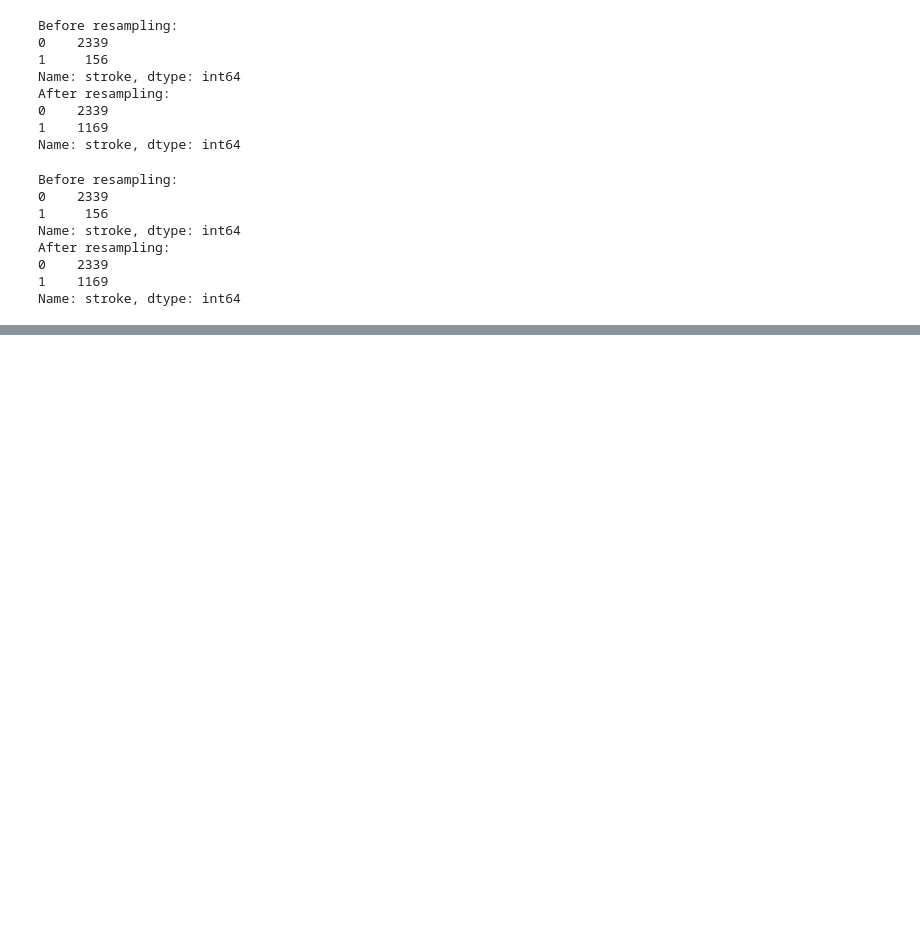
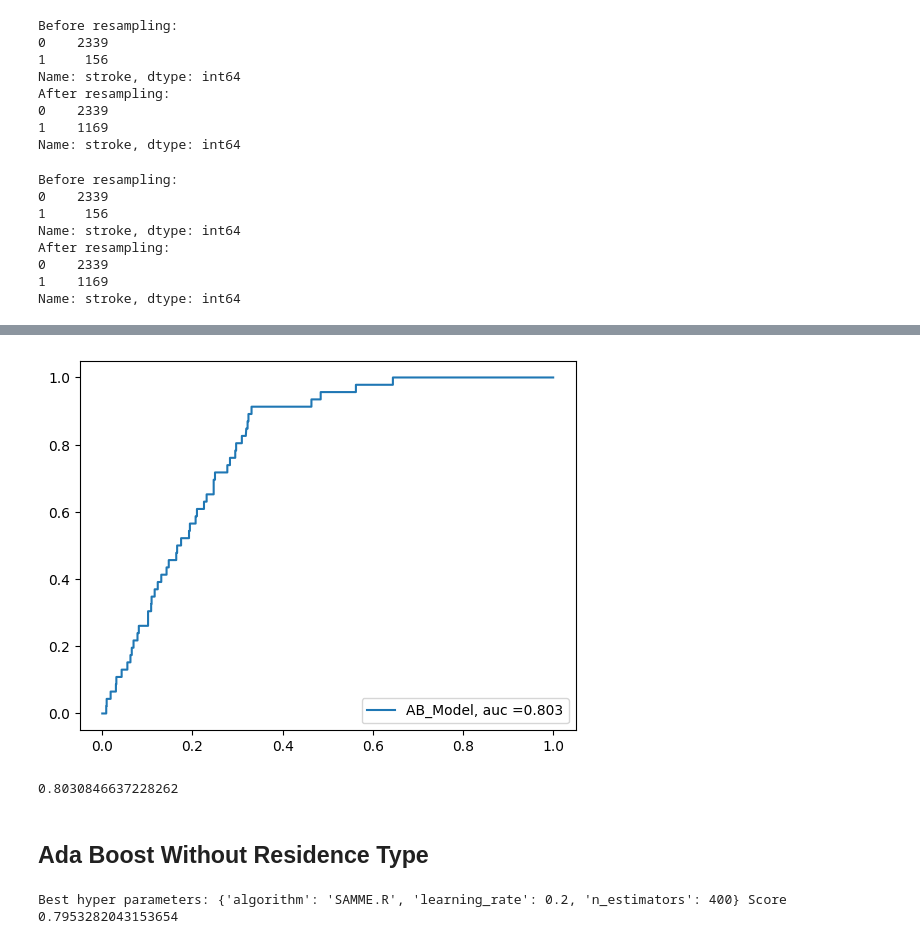
Before and after one commit to summerthia02/bt4222_project, a Jupyter notebook: BT4222.ipynb, the cells around one changed output, grey strips where cells are left out. Saved outputs shown, nothing was run; the diff lists cells and outputs as text; code cells hidden in the pictures; blank space fills up the shorter version.

```diff
--- a/BT4222.ipynb
+++ b/BT4222.ipynb
@@ -399,0 +450,2 @@ Name: stroke, dtype: int64
+# %%
+good_AB = AdaBoostClassifier(n_estimators = 400, learning_rate = 0.2, algorithm = 'SAMME.R', random_state=23)
@@ -399,0 +476,17 @@ Name: stroke, dtype: int64
+# %%
+#plot roc curve
+import matplotlib.pyplot as plt
+# predicted probabilities of class 1
+by_pred_prob_goodAB = good_AB.predict_proba(X_test)[:,1]
+fpr, tpr, _ = metrics.roc_curve(y_test, by_pred_prob_goodAB)
+auc = metrics.roc_auc_score(y_test, by_pred_prob_goodAB)
+plt.plot(fpr,tpr,label="AB_Model, auc ="+str("{:.3f}".format(auc)))
+plt.legend(loc=4)
+plt.show()
+ab_auc = auc
+ab_auc
+# %% [output]
+[figure, added]
+0.8030846637228262
+# %% [markdown]
+## Ada Boost Without Residence Type
@@ -399,0 +499,7 @@ Name: stroke, dtype: int64
+# %%
+abModel = AdaBoostClassifier(random_state=23)
+gridCV = GridSearchCV(abModel, param_grid=grid_params, verbose=False)
+gridCV.fit(X_resampled2, y_resampled2)
+print('Best hyper parameters:', gridCV.best_params_, 'Score', gridCV.best_score_)
+# %% [output]
+Best hyper parameters: {'algorithm': 'SAMME.R', 'learning_rate': 0.2, 'n_estimators': 400} Score 0.7953282043153654
```
Also changed, not shown: parts of 17 cells of this notebook.
